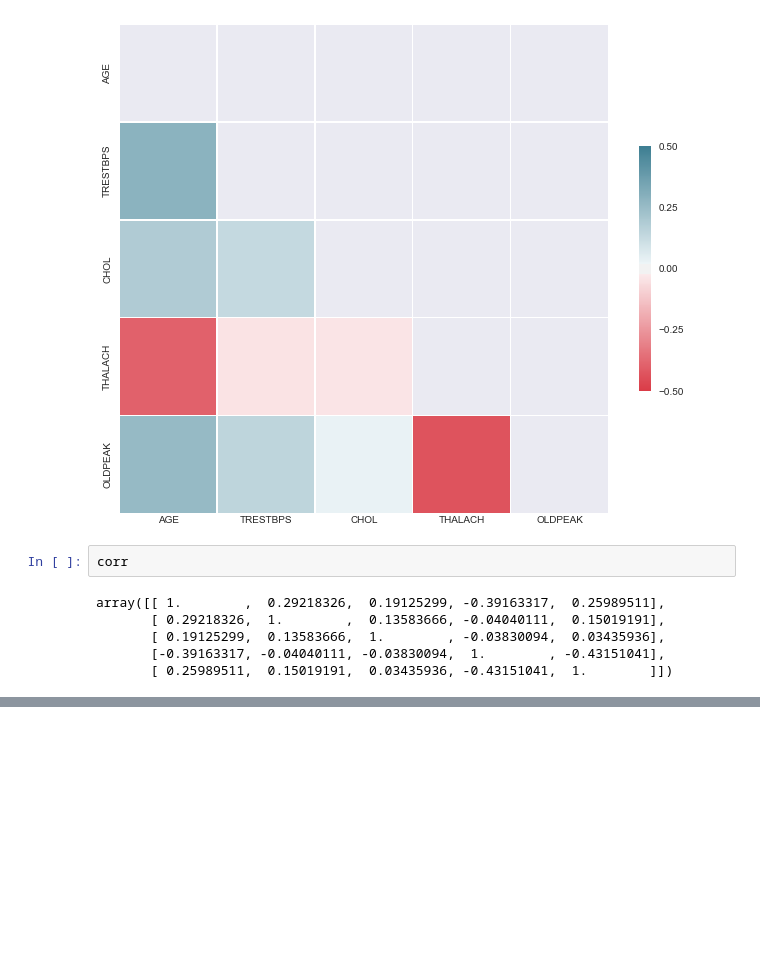
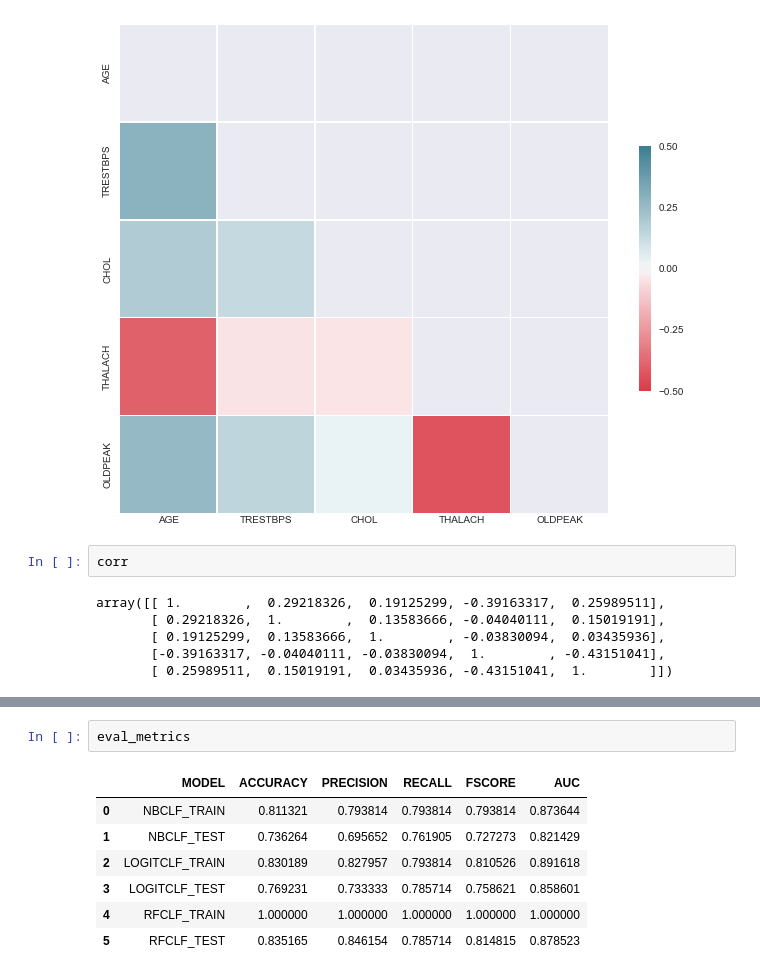
Before and after one commit to blubeck7/heart_disease, a Jupyter notebook: heart_disease.ipynb, the cells around one changed output, grey strips where cells are left out. Saved outputs shown, nothing was run; the diff lists cells and outputs as text; blank space fills up the shorter version.

```diff
--- a/heart_disease.ipynb
+++ b/heart_disease.ipynb
@@ -745,0 +870,10 @@ MultinomialNB(alpha=1.0, class_prior=None, fit_prior=True)
+# %%
+eval_metrics
+# %% [output]
+|  | MODEL | ACCURACY | PRECISION | RECALL | FSCORE | AUC |
+| 0 | NBCLF_TRAIN | 0.811321 | 0.793814 | 0.793814 | 0.793814 | 0.873644 |
+| 1 | NBCLF_TEST | 0.736264 | 0.695652 | 0.761905 | 0.727273 | 0.821429 |
+| 2 | LOGITCLF_TRAIN | 0.830189 | 0.827957 | 0.793814 | 0.810526 | 0.891618 |
+| 3 | LOGITCLF_TEST | 0.769231 | 0.733333 | 0.785714 | 0.758621 | 0.858601 |
+| 4 | RFCLF_TRAIN | 1.000000 | 1.000000 | 1.000000 | 1.000000 | 1.000000 |
+| 5 | RFCLF_TEST | 0.835165 | 0.846154 | 0.785714 | 0.814815 | 0.878523 |
```
Also changed, not shown: parts of 53 cells of this notebook, 2 other files.
